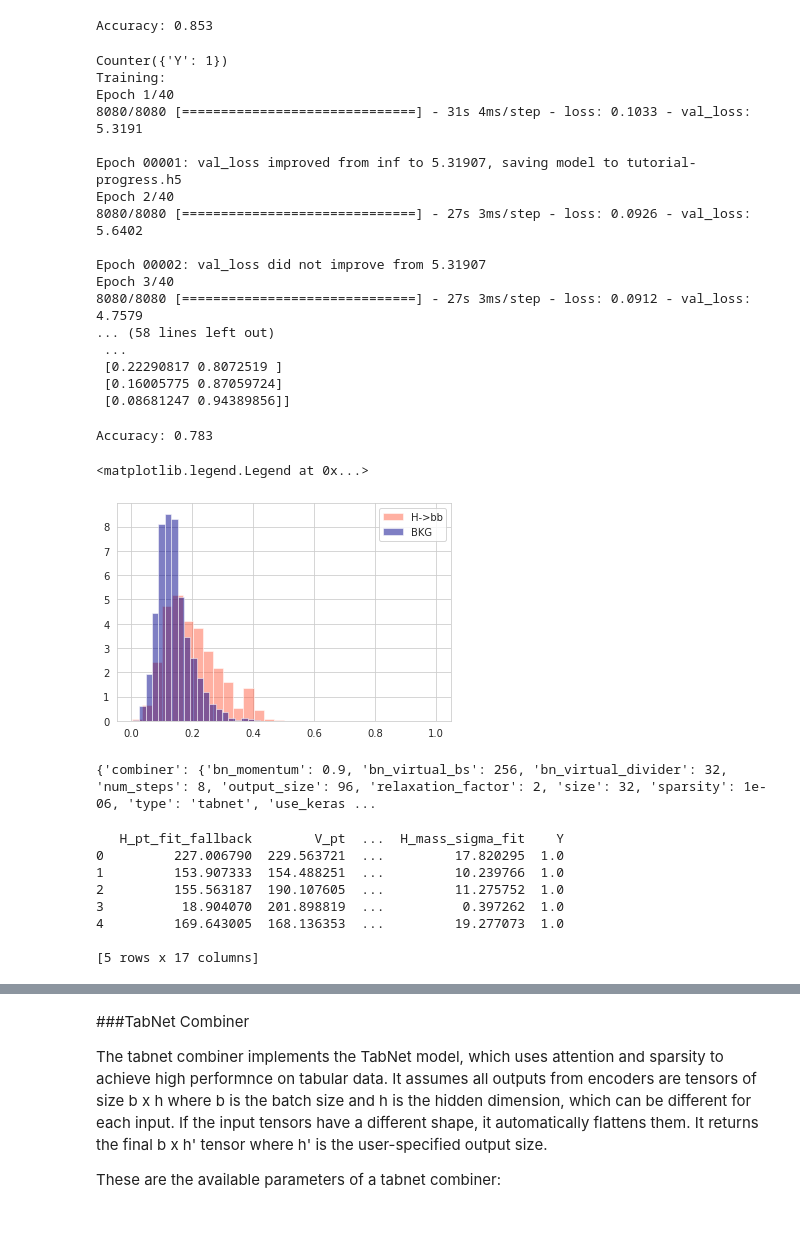
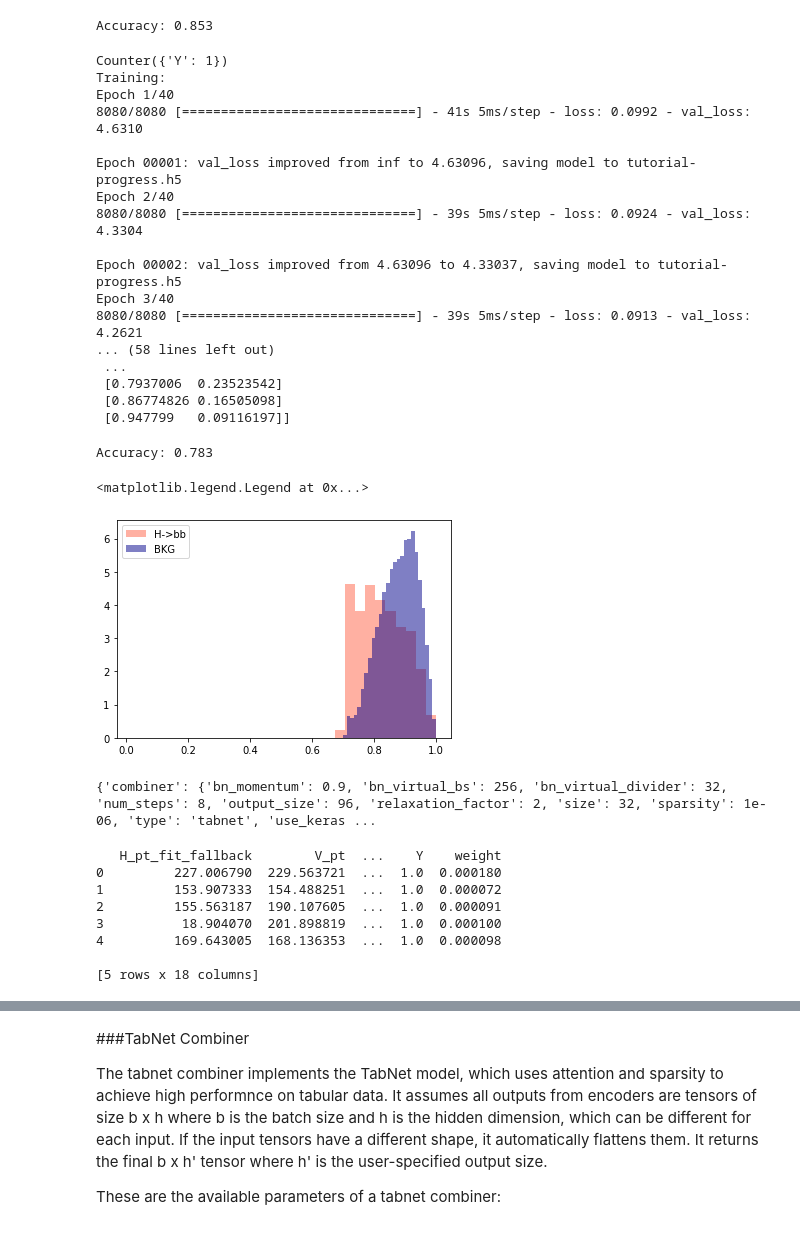
Before and after one commit to hessikaveh/TabNet-Test, a Jupyter notebook: TabNet.ipynb, the cells around one changed output, grey strips where cells are left out. Saved outputs shown, nothing was run; the diff lists cells and outputs as text; code cells hidden in the pictures.

```diff
--- a/TabNet.ipynb
+++ b/TabNet.ipynb
@@ -87,6 +87,8 @@ sample_weight_train = data['train']['sample_weight']
 sample_weight_train = pd.DataFrame(sample_weight_train, columns=['weight'])
 X_train = pd.DataFrame(X_train, columns=all_features)
 Y_train = pd.DataFrame(Y_train, columns=['Y'])
+Y_train['Y'].replace({0: 2, 1: 3}, inplace=True)
+Y_train['Y'].replace({2: 1, 3: 0}, inplace=True)
 Z_train = X_train[['H_mass_fit_fallback']]
 
 X_test = data['test']['X']
@@ -95,6 +97,8 @@ sample_weight_test = data['test']['sample_weight']
 sample_weight_test = pd.DataFrame(sample_weight_test, columns=['weight'])
 X_test = pd.DataFrame(X_test, columns=all_features)
 Y_test = pd.DataFrame(Y_test, columns=['Y'])
+Y_test['Y'].replace({0: 2, 1: 3}, inplace=True)
+Y_test['Y'].replace({2: 1, 3: 0}, inplace=True)
 Z_test = X_test[['H_mass_fit_fallback']]
 
 del X_test['H_mass_fit_fallback']
@@ -114,6 +118,8 @@ Z_pca.fit(Z)
 df = pd.concat([X, Y, sample_weight],axis=1)
 df_train = pd.concat([X_train, Y_train],axis=1)
 df_test = pd.concat([X_test, Y_test],axis=1)
+df['Y'].replace({0: 2, 1: 3}, inplace=True)
+df['Y'].replace({2: 1, 3: 0}, inplace=True)
 
 print (df)
 # split
@@ -319,20 +325,20 @@ print(yhat)
 Counter({'Y': 1})
 Training:
 Epoch 1/40
-8080/8080 [==============================] - 31s 4ms/step - loss: 0.1033 - val_loss: 5.3191
+8080/8080 [==============================] - 41s 5ms/step - loss: 0.0992 - val_loss: 4.6310
 
-Epoch 00001: val_loss improved from inf to 5.31907, saving model to tutorial-progress.h5
+Epoch 00001: val_loss improved from inf to 4.63096, saving model to tutorial-progress.h5
 Epoch 2/40
-8080/8080 [==============================] - 27s 3ms/step - loss: 0.0926 - val_loss: 5.6402
+8080/8080 [==============================] - 39s 5ms/step - loss: 0.0924 - val_loss: 4.3304
 
-Epoch 00002: val_loss did not improve from 5.31907
+Epoch 00002: val_loss improved from 4.63096 to 4.33037, saving model to tutorial-progress.h5
 Epoch 3/40
-8080/8080 [==============================] - 27s 3ms/step - loss: 0.0912 - val_loss: 4.7579
+8080/8080 [==============================] - 39s 5ms/step - loss: 0.0913 - val_loss: 4.2621
 ... (58 lines left out)
  ...
- [0.22290817 0.8072519 ]
- [0.16005775 0.87059724]
- [0.08681247 0.94389856]]
+ [0.7937006  0.23523542]
+ [0.86774826 0.16505098]
+ [0.947799   0.09116197]]
 # %%
 yhat = model.predict(X_test)
 yhat_cls = np.argmax(yhat, axis=1)
@@ -379,36 +385,36 @@ def plot_confusion_matrix(cm, classes,
 
     plt.tight_layout()
     plt.ylabel('True label')
     plt.xlabel('Predicted label')
     plt.savefig("confusion.png")
 
 #print(yhat[:,0])
 #print(yhat[:,1])
 weights = pd.concat([sample_weight_test, Y_test], axis=1)
 yhat_df = pd.DataFrame(yhat)
 yhat_pred = pd.concat([yhat_df, Y_test], axis=1)
 #print(weights[weights['Y']==1]['weight'], yhat_pred)
 # Compute confusion matrix
 #cnf_matrix = confusion_matrix(Y_test, yhat, sample_weight=sample_weight_test)
 #cnf_matrix = confusion_matrix(Y_test, yhat_cls)
 #np.set_printoptions(precision=2)
 #plot_confusion_matrix(cnf_matrix, classes=['Hbb', 'Bkg'],
 #                      normalize=True,
 #                      title='Normalized confusion matrix')
 # signal eff = weighted tpr --> out of all signal events, what % for we classify as signal?
 #print ('Signal efficiency:', sample_weight_test[(yhat == 0)].sum() / sample_weight_test[yhat == 0].sum())
 
 # bkg eff = weighted fpr --> out of all bkg events, what % do we classify as signal?
 b_eff = weights[(Y_test != 0) ].sum() / weights[Y_test != 0].sum()
 #print ('Background efficiency:', b_eff)
 #print ('Background rej:', 1 / b_eff)
 fig, ax = plt.subplots()
-_ = ax.hist(yhat_pred[yhat_pred['Y']==0][0], bins=30, alpha=0.5, density=True, color='tomato', label='H->bb', weights =[ weights[weights['Y']==0]['weight'] ])
-_ = ax.hist(yhat_pred[yhat_pred['Y']==1][0], bins=30, alpha=0.5, density=True, color='darkblue', label='BKG', weights =[ weights[weights['Y']==1]['weight'] ])
+_ = ax.hist(yhat_pred[yhat_pred['Y']==1][0], bins=30, alpha=0.5, density=True, color='tomato', label='H->bb', weights =[ weights[weights['Y']==1]['weight'] ])
+_ = ax.hist(yhat_pred[yhat_pred['Y']==0][0], bins=30, alpha=0.5, density=True, color='darkblue', label='BKG', weights =[ weights[weights['Y']==0]['weight'] ])
 ax.legend()
 # %% [output]
 <matplotlib.legend.Legend at 0x...>
-[figure, old version]
+[figure, new version]
 # %%
 import yaml
 yaml_data = {'input_features': [{'name': 'H_pt_fit_fallback', 'type': 'numerical'}, {'name': 'V_pt', 'type': 'numerical'}, {'name': 'nAddJets_2lep', 'type': 'numerical'}, {'name': 'SA5', 'type': 'numerical'}, {'name': 'V_mass', 'type': 'numerical'}, {'name': 'MET_Pt', 'type': 'numerical'}, {'name': 'hJets_leadingPt', 'type': 'numerical'}, {'name': 'hJets_subleadingPt', 'type': 'numerical'}, {'name': 'jjVPtRatio', 'type': 'numerical'}, {'name': 'HJ1_HJ2_dEta', 'type': 'numerical'}, {'name': 'HVdPhi_fit_fallback', 'type': 'numerical'}, {'name': 'hJets_btagged_0', 'type': 'numerical'}, {'name': 'hJets_btagged_1', 'type': 'numerical'}, {'name': 'HJ1_HJ2_dR', 'type': 'numerical'}, {'name': 'n_recoil_jets_fit', 'type': 'numerical'}, {'name': 'H_mass_sigma_fit', 'type': 'numerical'}], 'output_features': [{'name': 'Y', 'type': 'binary', 'weight_regularization': None}], 'combiner': {'type': 'tabnet', 'size': 32, 'output_size': 96, 'sparsity': 1e-06, 'bn_virtual_divider': 32, 'bn_momentum': 0.9, 'num_steps': 8, 'relaxation_factor': 2, 'use_keras_batch_norm': False, 'bn_virtual_bs': 256}, 'training': {'batch_size': 8192, 'eval_batch_size': 500000, 'epochs': 1000, 'early_stop': 20, 'learning_rate': 0.025, 'optimizer': {'type': 'adam'}, 'decay': True, 'decay_steps': 10000, 'decay_rate': 0.9, 'staircase': True, 'regularization_lambda': 1, 'validation_field': 'Y', 'shuffle_buffer_size': 1500000}}
@@ -427,14 +433,14 @@ print(yml_loaded)
 # %%
 print(df.head())
 # %% [output]
-   H_pt_fit_fallback        V_pt  ...  H_mass_sigma_fit    Y
-0         227.006790  229.563721  ...         17.820295  1.0
-1         153.907333  154.488251  ...         10.239766  1.0
-2         155.563187  190.107605  ...         11.275752  1.0
-3          18.904070  201.898819  ...          0.397262  1.0
-4         169.643005  168.136353  ...         19.277073  1.0
+   H_pt_fit_fallback        V_pt  ...    Y    weight
+0         227.006790  229.563721  ...  1.0  0.000180
+1         153.907333  154.488251  ...  1.0  0.000072
+2         155.563187  190.107605  ...  1.0  0.000091
+3          18.904070  201.898819  ...  1.0  0.000100
+4         169.643005  168.136353  ...  1.0  0.000098
 
-[5 rows x 17 columns]
+[5 rows x 18 columns]
 # %%
 !pip install ludwig
 !pip install petastorm
```
Also changed, not shown: parts of 12 cells of this notebook.
